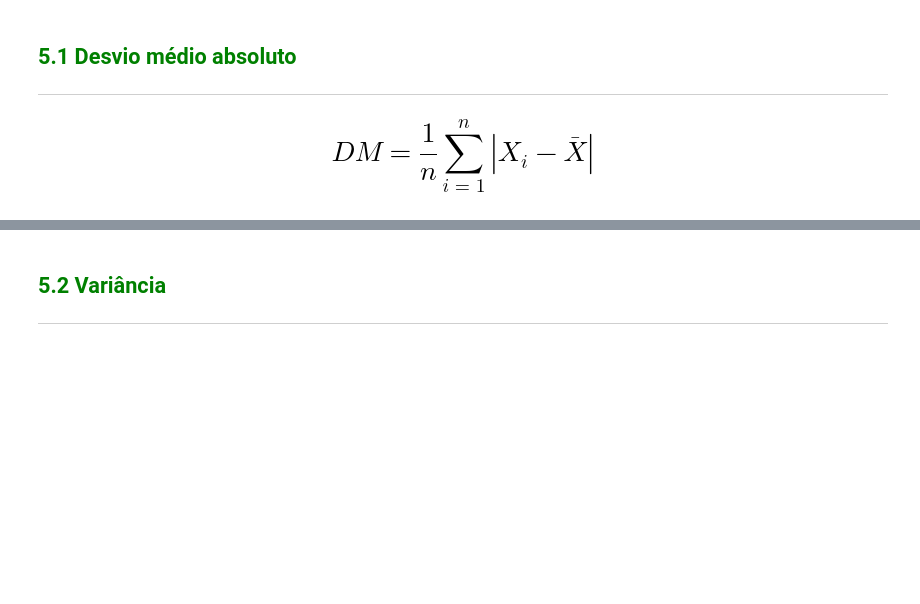
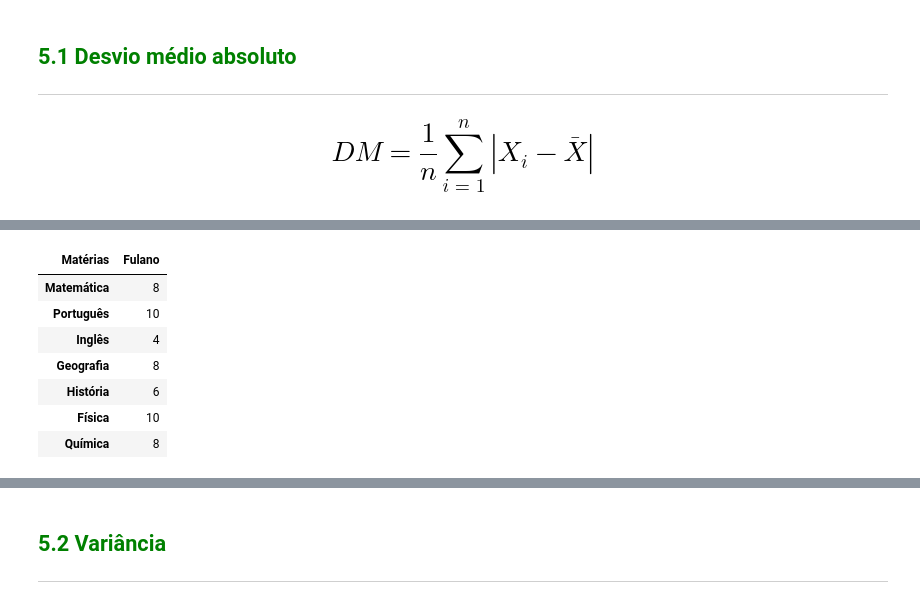
Before and after one commit to Andrebarbosalima/estatistica-com-Python-frequencias-e-medidas, a Jupyter notebook: Curso_de_Estatística_Parte_1.ipynb, the cells around one changed output, grey strips where cells are left out. Saved outputs shown, nothing was run; the diff lists cells and outputs as text; code cells hidden in the pictures; blank space fills up the shorter version.

```diff
--- a/Curso_de_Estatística_Parte_1.ipynb
+++ b/Curso_de_Estatística_Parte_1.ipynb
@@ -1126,0 +1138,12 @@ Embora as medidas de posição forneçam uma sumarização bastante importante d
+# %%
+notas_fulano = df[['Fulano']]
+notas_fulano
+# %% [output]
+| Matérias | Fulano |
+| Matemática | 8 |
+| Português | 10 |
+| Inglês | 4 |
+| Geografia | 8 |
+| História | 6 |
+| Física | 10 |
+| Química | 8 |
```
Also changed, not shown: parts of 20 cells of this notebook.
